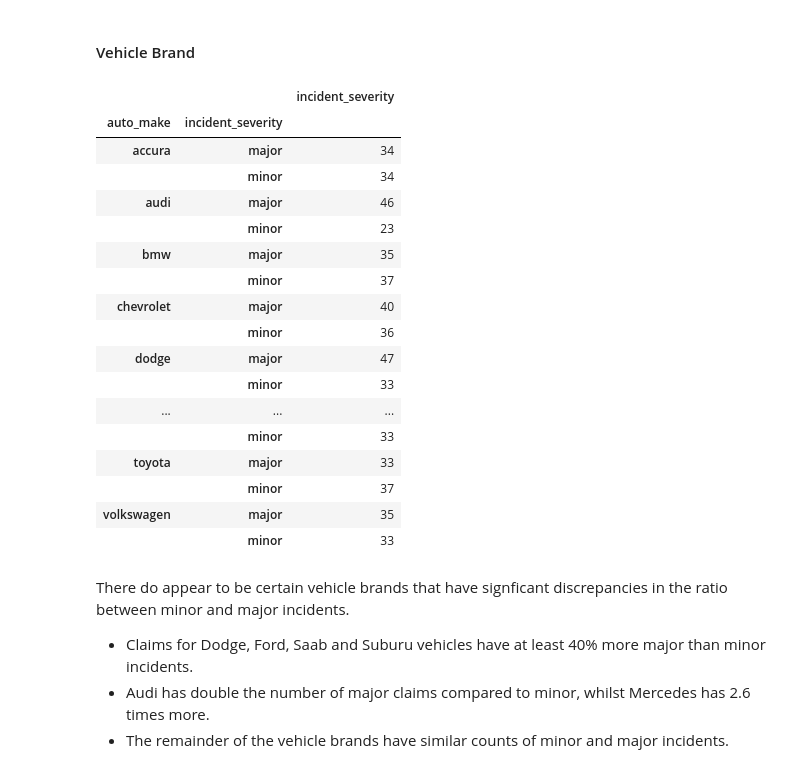
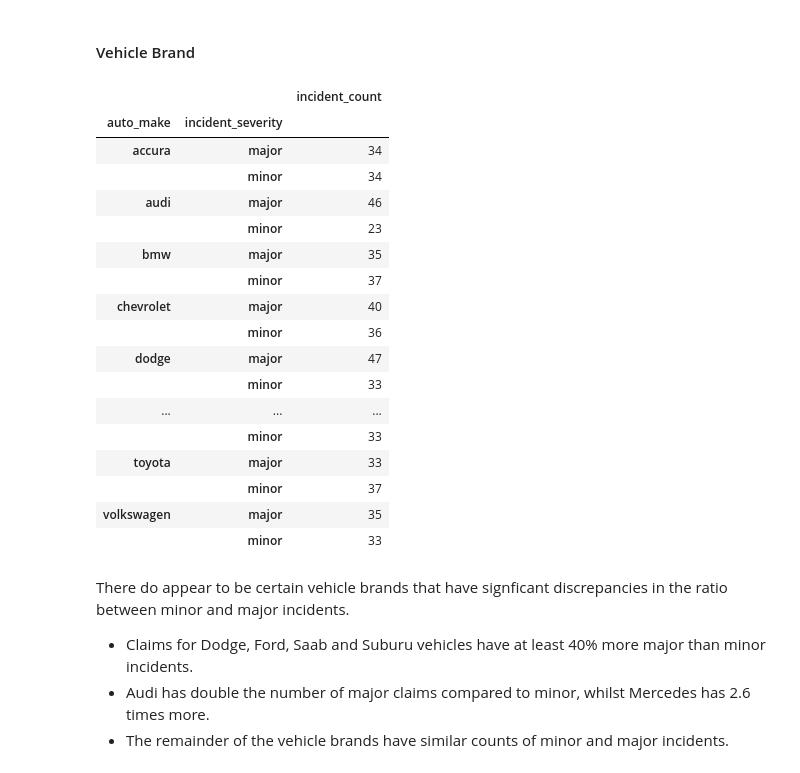
Before and after one commit to aimeekieser/edsa_integrated_project, a Jupyter notebook: Notebooks/eda.ipynb, the cells around one changed output. Drawn from its saved outputs; the diff is of its cells as text; code cells hidden in the pictures.

```diff
--- a/Notebooks/eda.ipynb
+++ b/Notebooks/eda.ipynb
@@ -32,10 +49,9 @@ As our aim is to predict incident severity, we will start by dropping features t
 # %%
 # Drop irrelevant features
-df = df.drop(['months_as_customer','age','policy_bind_date','policy_state','policy_csl',
-              'policy_deductable','policy_annual_premium','umbrella_limit', 'insured_zip',
-              'insured_sex','insured_education_level', 'insured_occupation', 'insured_hobbies',
-              'insured_relationship','capital-gains', 'capital-loss','witnesses','fraud_reported'
-             ],axis=1)
+df = df.drop(['months_as_customer','policy_bind_date','policy_state','policy_csl',
+              'umbrella_limit', 'insured_zip',
+              'insured_education_level', 'insured_occupation', 'insured_hobbies',
+              'insured_relationship','capital-gains', 'capital-loss'],axis=1)
 # %%
 df.info()
 # %% [output]
@@ -404,9 +623,9 @@ plt.show()
 # %% [markdown]
 #### Vehicle Brand
 # %%
-pd.DataFrame(df.groupby(['auto_make','incident_severity'])['incident_severity'].count())
+pd.DataFrame(df.groupby(['auto_make','incident_severity']).size(), columns=['incident_count'])
 # %% [output]
-|  |  | incident_severity |
+|  |  | incident_count |
 | auto_make | incident_severity |  |
 | accura | major | 34 |
 |  | minor | 34 |
```
Also changed, not shown: parts of 41 cells of this notebook, 3 other files.
